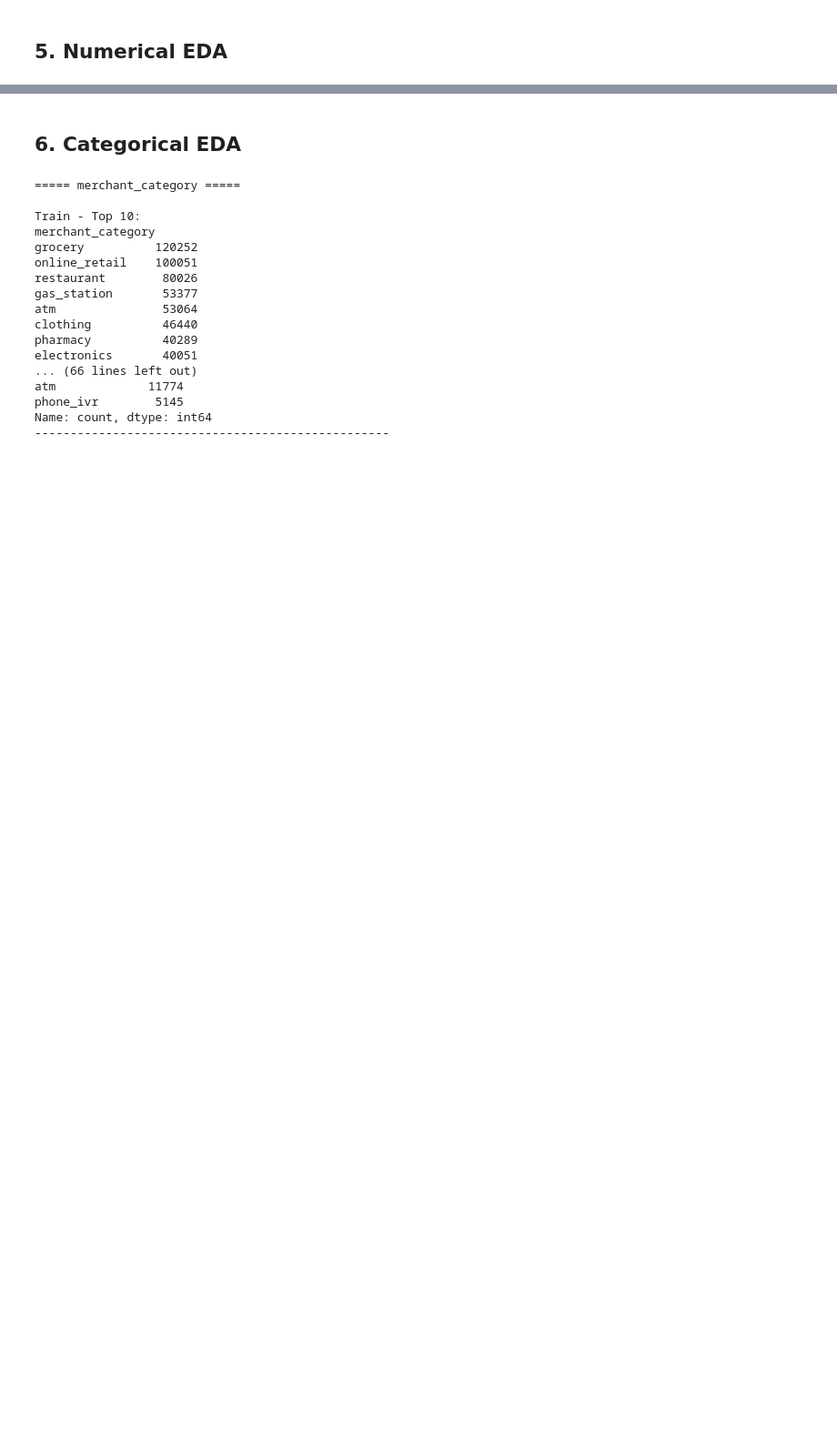
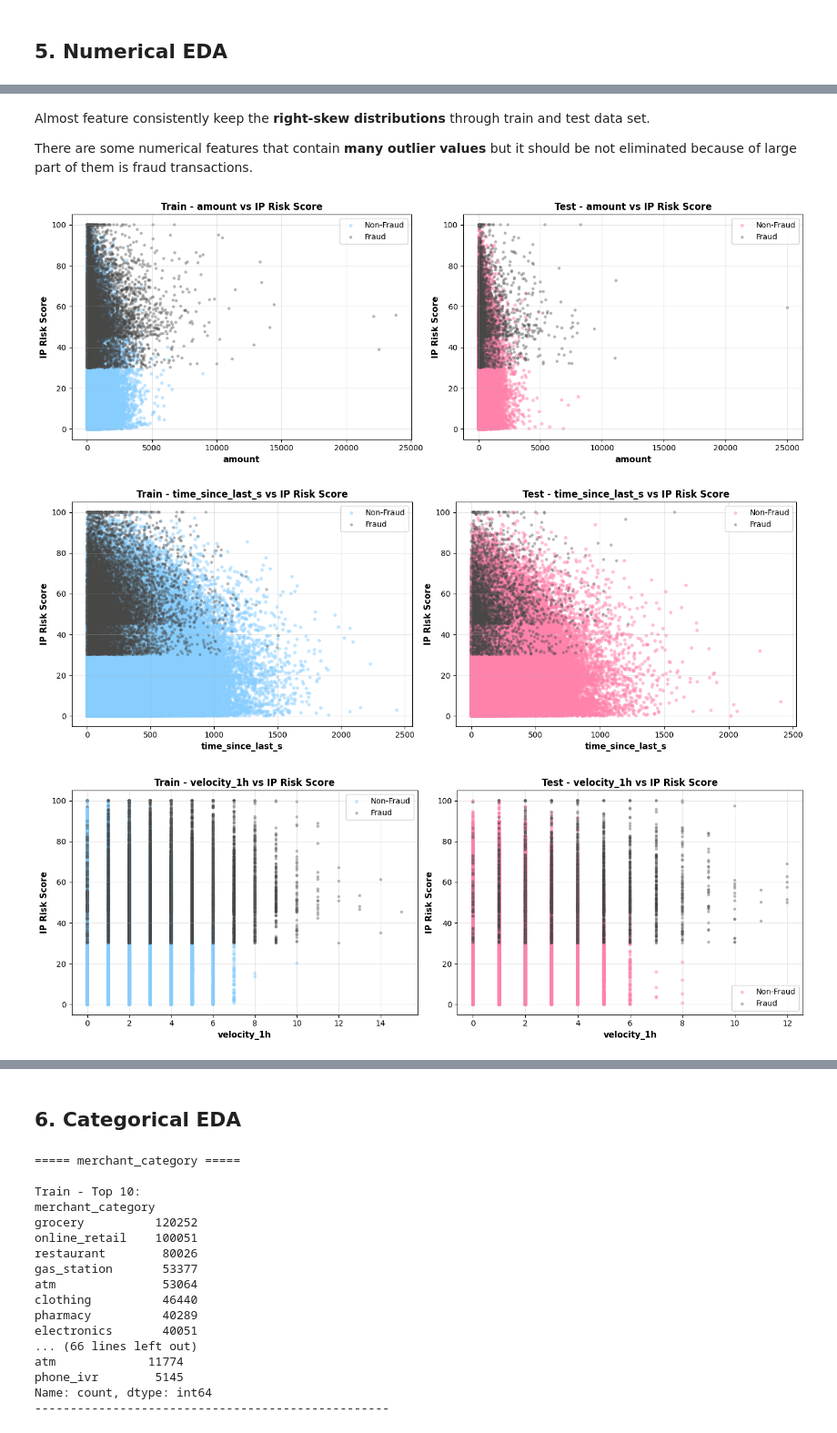
Before and after one commit to huyvietbui1806/mlops-project, a Jupyter notebook: notebooks/EDA.ipynb, the cells around one changed output, grey strips where cells are left out. Shown at 91% size. Cells and saved outputs as stored; diff of their text form; code cells hidden in the pictures; blank space fills up the shorter version.

```diff
--- a/notebooks/EDA.ipynb
+++ b/notebooks/EDA.ipynb
@@ -273 +303,47 @@ for col in num_cols:
 [figure]
+# %% [markdown]
+Almost feature consistently keep the **right-skew distributions** through train and test data set.
+
+There are some numerical features that contain **many outlier values** but it should be not eliminated because of large part of them is fraud transactions.
+# %%
+# Scatter plots - each numerical column vs ip_risk_score
+for col in num_cols:
+    if col == 'ip_risk_score':
+        continue
+
+    fig, axes = plt.subplots(1, 2, figsize=(14, 5))
+
+    # Train scatter plot
+    non_fraud_train = df[df['is_fraud'] == 0]
+    fraud_train = df[df['is_fraud'] == 1]
+
+    axes[0].scatter(non_fraud_train[col], non_fraud_train['ip_risk_score'],
+                   alpha=0.5, s=20, label='Non-Fraud', color='#87CEFF', edgecolors='none')
+    axes[0].scatter(fraud_train[col], fraud_train['ip_risk_score'],
+                   alpha=0.4, s=15, label='Fraud', color="#474746", marker='o', edgecolors='none')
+    axes[0].set_xlabel(col, fontsize=11, fontweight='bold')
+    axes[0].set_ylabel('IP Risk Score', fontsize=11, fontweight='bold')
+    axes[0].set_title(f'Train - {col} vs IP Risk Score', fontsize=12, fontweight='bold')
+    axes[0].legend()
+    axes[0].grid(True, alpha=0.3)
+
+    # Test scatter plot
+    non_fraud_test = df_test[df_test['is_fraud'] == 0]
+    fraud_test = df_test[df_test['is_fraud'] == 1]
+
+    axes[1].scatter(non_fraud_test[col], non_fraud_test['ip_risk_score'],
+                   alpha=0.5, s=20, label='Non-Fraud', color='#FF82AB', edgecolors='none')
+    axes[1].scatter(fraud_test[col], fraud_test['ip_risk_score'],
+                   alpha=0.4, s=15, label='Fraud', color="#474746", marker='o', edgecolors='none')
+    axes[1].set_xlabel(col, fontsize=11, fontweight='bold')
+    axes[1].set_ylabel('IP Risk Score', fontsize=11, fontweight='bold')
+    axes[1].set_title(f'Test - {col} vs IP Risk Score', fontsize=12, fontweight='bold')
+    axes[1].legend()
+    axes[1].grid(True, alpha=0.3)
+
+    plt.tight_layout()
+    plt.show()
+# %% [output]
+[figure, added]
+[figure, added]
+[figure, added]
```
Also changed, not shown: parts of 12 cells of this notebook.
